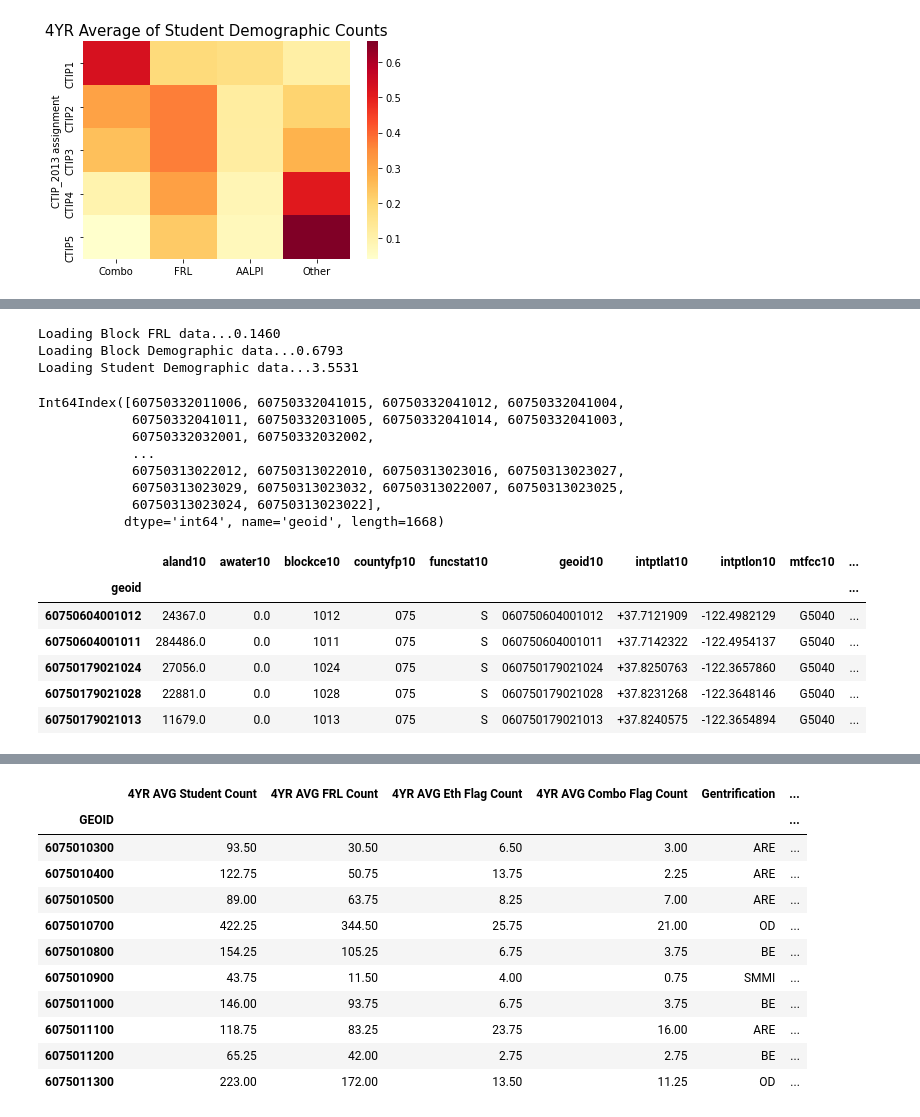
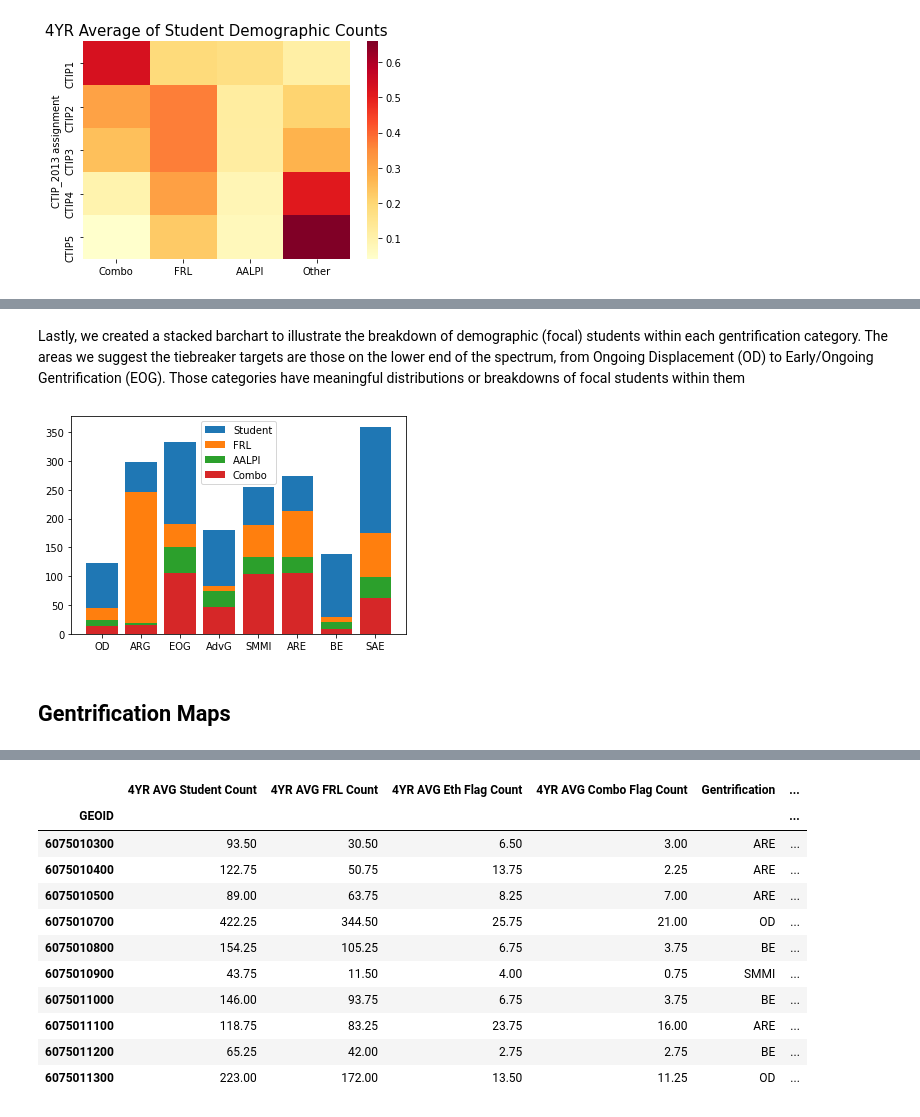
Before and after one commit to 18rberry/Operationalizing-Equity-Tiebreaker-in-SF, a Jupyter notebook: notebooks/Final_Report_Riya.ipynb, the cells around one changed output, grey strips where cells are left out. Saved outputs shown, nothing was run; the diff lists cells and outputs as text; code cells hidden in the pictures.

```diff
--- a/notebooks/Final_Report_Riya.ipynb
+++ b/notebooks/Final_Report_Riya.ipynb
@@ -61,30 +63,10 @@ See the caveats in the documentation: https://pandas.pydata.org/pandas-docs/stab
-# %%
-#pctFocal or pctBoth
-pc6 = pc.PropositionalClassifier([("pctFocal", "pctBoth"), ("BG_pctFocal")], ["or", "and"],  group_criterion="nbhd")
-params6 = [0.6, 0.2, .5] #parameters must match the features passed, in the order. Note the scale.
-pred6 = pc6.get_solution_set(params6)
-pred6
-# %% [output]
-Loading Block FRL data...0.1460
-Loading Block Demographic data...0.6793
-Loading Student Demographic data...3.5531
-Int64Index([60750332011006, 60750332041015, 60750332041012, 60750332041004,
-            60750332041011, 60750332031005, 60750332041014, 60750332041003,
-            60750332032001, 60750332032002,
-            ...
-            60750313022012, 60750313022010, 60750313023016, 60750313023027,
-            60750313023029, 60750313023032, 60750313022007, 60750313023025,
-            60750313023024, 60750313023022],
-           dtype='int64', name='geoid', length=1668)
-# %%
-pc6_map = pc6.get_tiebreaker_map(params6, "geoid")
-pc6_map.head(5)
-# %% [output]
-|  | aland10 | awater10 | blockce10 | countyfp10 | funcstat10 | geoid10 | intptlat10 | intptlon10 | mtfcc10 | ... |
-| geoid |  |  |  |  |  |  |  |  |  | ... |
-| 60750604001012 | 24367.0 | 0.0 | 1012 | 075 | S | 060750604001012 | +37.7121909 | -122.4982129 | G5040 | ... |
-| 60750604001011 | 284486.0 | 0.0 | 1011 | 075 | S | 060750604001011 | +37.7142322 | -122.4954137 | G5040 | ... |
-| 60750179021024 | 27056.0 | 0.0 | 1024 | 075 | S | 060750179021024 | +37.8250763 | -122.3657860 | G5040 | ... |
-| 60750179021028 | 22881.0 | 0.0 | 1028 | 075 | S | 060750179021028 | +37.8231268 | -122.3648146 | G5040 | ... |
-| 60750179021013 | 11679.0 | 0.0 | 1013 | 075 | S | 060750179021013 | +37.8240575 | -122.3654894 | G5040 | ... |
+# %% [markdown]
+Lastly, we created a stacked barchart to illustrate the breakdown of demographic (focal) students within each gentrification category. The areas we suggest the tiebreaker targets are those on the lower end of the spectrum, from Ongoing Displacement (OD) to Early/Ongoing Gentrification (EOG). Those categories have meaningful distributions or breakdowns of focal students within them
+# %%
+ax = gentrification.stacked_barchart(frl_df_raw, SF_gent)
+plt.show()
+# %% [output]
+[figure, added]
+# %% [markdown]
+## Gentrification Maps
 # %%
```
Also changed, not shown: parts of 48 cells of this notebook, 3 other files.
